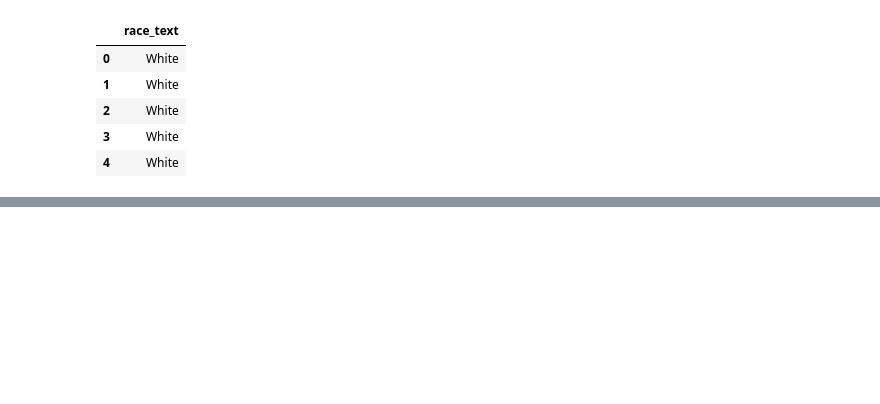
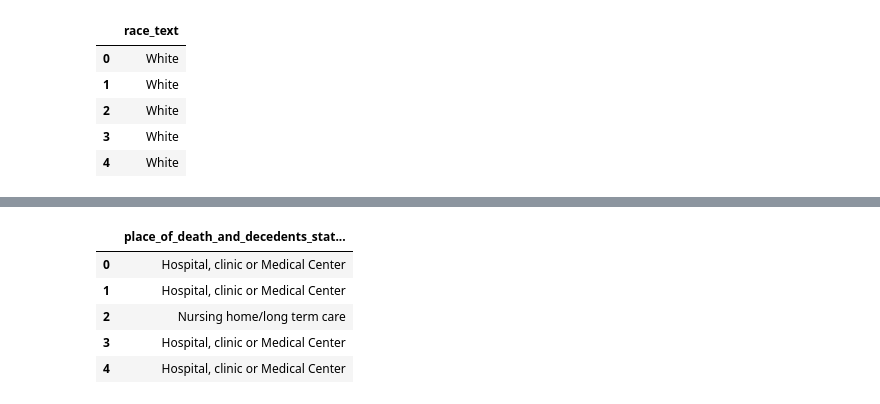
Before and after one commit to azmedtech/ASU_DA_Project1_Team2, a Jupyter notebook: jb_US_Death_Data_Project.ipynb, the cells around one changed output, grey strips where cells are left out. Cells and saved outputs as stored; diff of their text form; code cells hidden in the pictures; blank space fills up the shorter version.

```diff
--- a/jb_US_Death_Data_Project.ipynb
+++ b/jb_US_Death_Data_Project.ipynb
@@ -180,3 +213,14 @@ SyntaxError: invalid syntax. Perhaps you forgot a comma? (3120101309.py, line 3)
 # %%
 #Map place of death and decedents status
+location_of_death = {1:"Hospital, clinic or Medical Center", 2:"Hospital, Clinic or Medical Center", 3:"Hospital, Clinic or Medical Center",
+                     4:"Decedent’s home", 5:"Hospice facility", 6:"Nursing home/long term care", 7:"Other", 9:"Place of death unknown"}
+raw_2005_DD_df["place_of_death_and_decedents_status_text"] = raw_2005_DD_df["place_of_death_and_decedents_status"].map(location_of_death)
+raw_2005_DD_df[["place_of_death_and_decedents_status_text"]].head()
+# %% [output]
+|  | place_of_death_and_decedents_stat... |
+| 0 | Hospital, clinic or Medical Center |
+| 1 | Hospital, clinic or Medical Center |
+| 2 | Nursing home/long term care |
+| 3 | Hospital, clinic or Medical Center |
+| 4 | Hospital, clinic or Medical Center |
 # %%
```
Also changed, not shown: parts of 16 cells of this notebook.
